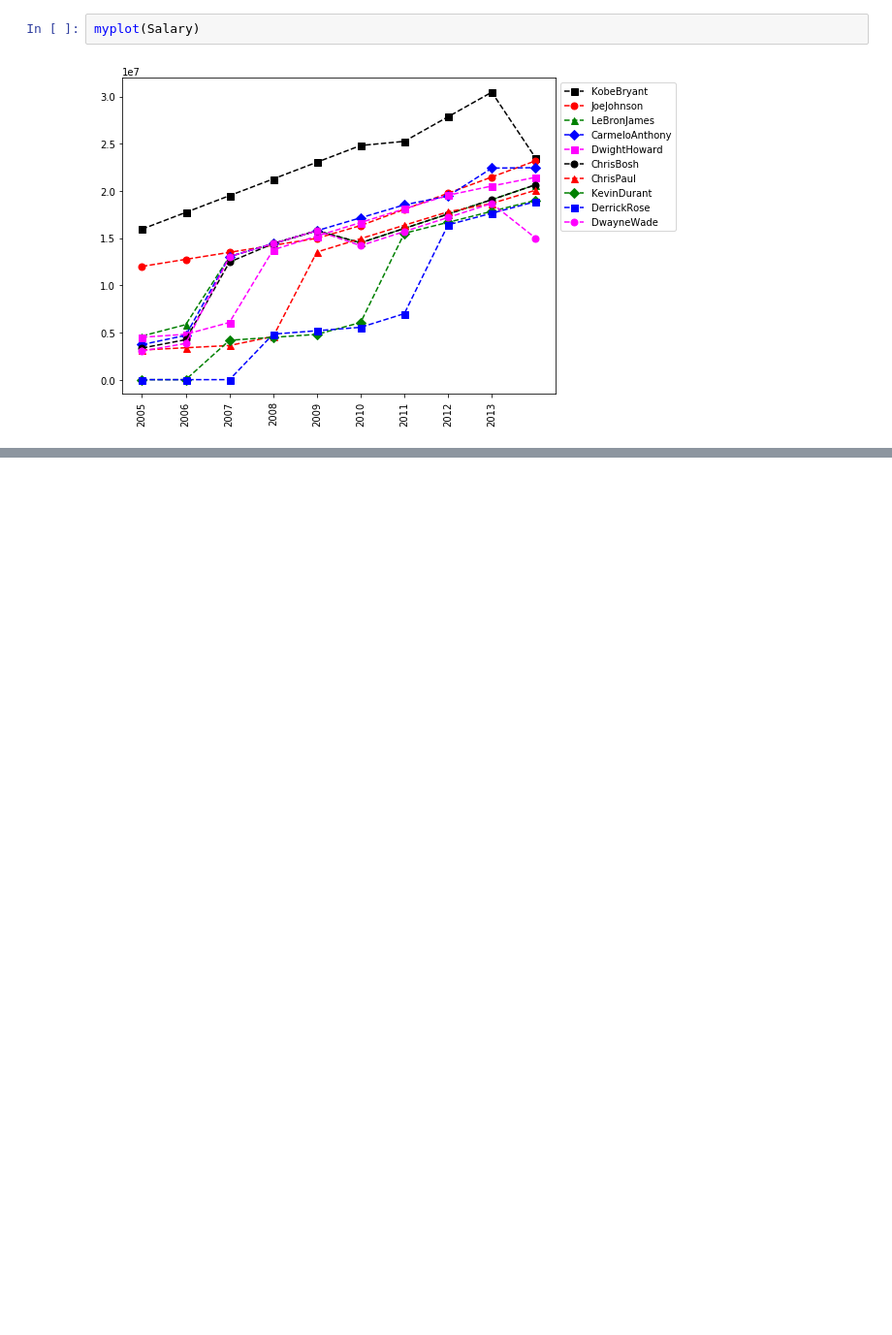
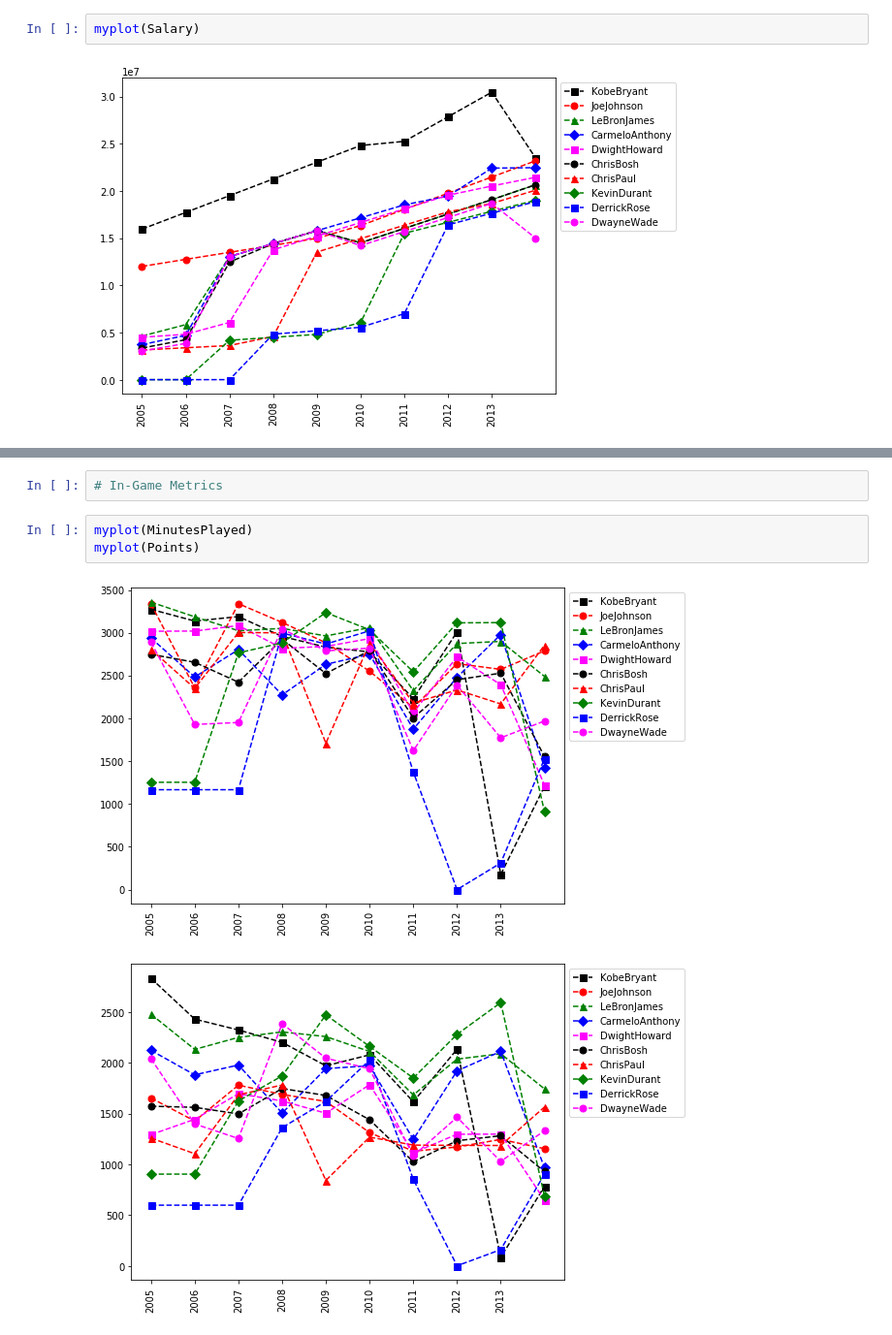
Before and after one commit to meda-cyber/Python_for_Data, a Jupyter notebook: Python for data with A-Z/Dataset of NBA/NBA_Player_Analysis.ipynb, the cells around one changed output, grey strips where cells are left out. Shown at 97% size. Drawn from its saved outputs; the diff is of its cells as text; blank space fills up the shorter version.

```diff
--- a/Python for data with A-Z/Dataset of NBA/NBA_Player_Analysis.ipynb
+++ b/Python for data with A-Z/Dataset of NBA/NBA_Player_Analysis.ipynb
@@ -545,0 +560,8 @@ myplot(Salary)
+# %%
+# In-Game Metrics
+# %%
+myplot(MinutesPlayed)
+myplot(Points)
+# %% [output]
+[figure, added]
+[figure, added]
```
Also changed, not shown: parts of 7 cells of this notebook, 5 other files.
